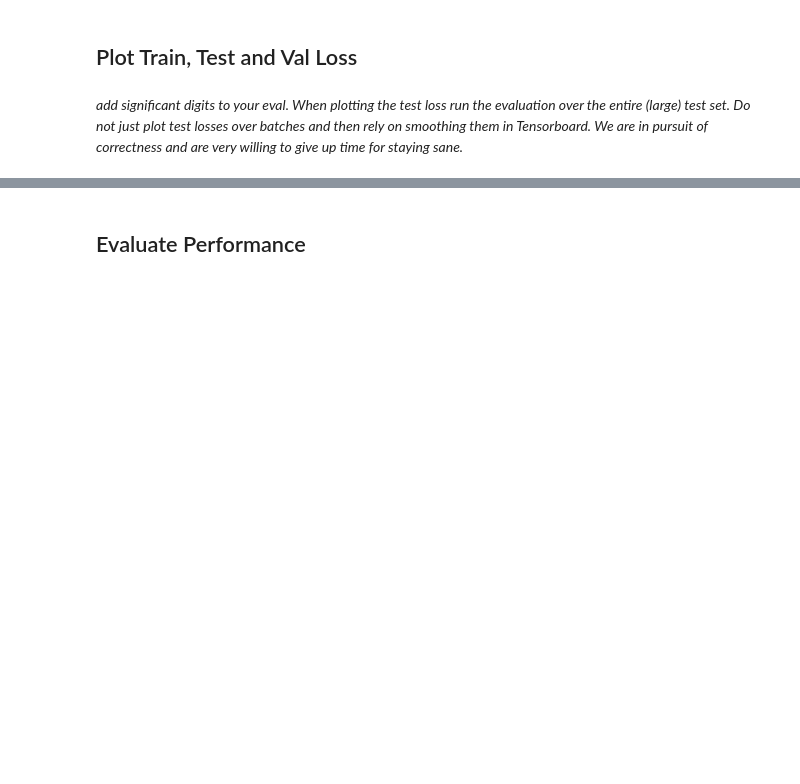
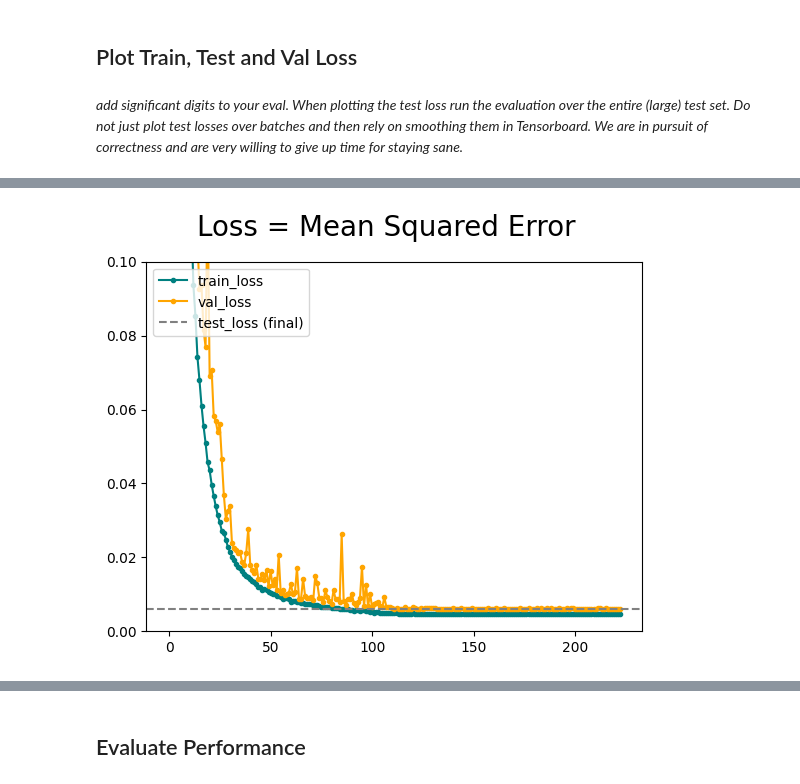
Before and after one commit to JannesGitHub/SDAS-Prediction-CV, a Jupyter notebook: notebooks_CNN/CNN_SDAS_Prediction_Pipeline.ipynb, the cells around one changed output, grey strips where cells are left out. Drawn from its saved outputs; the diff is of its cells as text; code cells hidden in the pictures; blank space fills up the shorter version.

```diff
--- a/notebooks_CNN/CNN_SDAS_Prediction_Pipeline.ipynb
+++ b/notebooks_CNN/CNN_SDAS_Prediction_Pipeline.ipynb
@@ -189,7 +189,7 @@ model.add(Dense(1, activation='linear'))  # Standard Initializer (GlorotUniform)
 # %% [markdown]
 *The Adam optimizer was used, using a learning rate of 0.0005.*
 # %%
-learning_rate = 0.0005
+learning_rate = 0.000005 #extremely important to find good value!
 optimizer = tf.keras.optimizers.Adam(learning_rate=learning_rate)
 
 # Modell kompilieren
@@ -499,13 +514,13 @@ Initial Loss: 0.162705197930336
 # CALLBACKS (optional)
 
 # EarlyStopping callback, stops training when validation loss does not improve
-early_stopping = EarlyStopping(monitor='val_loss', patience=50, restore_best_weights=True)
+early_stopping = EarlyStopping(monitor='val_loss', patience=100, restore_best_weights=True)
 
 # ModelCheckpoint callback, saves the best model based on validation loss
 # checkpoint = ModelCheckpoint('best_model.h5', monitor='val_loss', save_best_only=True, mode='min', verbose=1)
 
 def scheduler(epoch, lr): # Exponential Decay
-    decay_rate = 0.95     # reduced 5% every decay_epochs...
+    decay_rate = 0.90     # reduced 10% every decay_epochs...
     decay_epoch = 100
     return lr * decay_rate**(epoch // decay_epoch)
 
@@ -513,16 +528,14 @@ lr_scheduler = LearningRateScheduler(scheduler)
 
 # HYPERPARAMETER
 
-batch_size = 32   # the original paper used a batch size of 32
-epochs = 100       # the original paper used 30 epochs
+batch_size = 32    # the original paper used a batch size of 32
+epochs = 1000       # the original paper used 30 epochs
 shuffle = True
 
 hist = model.fit(
-    x=X_train,
-    y=Y_train,
+    datagen.flow(X_train, Y_train, batch_size=batch_size),  # Use the generator here
     epochs=epochs,
     validation_data=(X_val, Y_val),
-    batch_size=batch_size,
     shuffle=shuffle,
     verbose=0,  # muss 0 sein für tqdm
     callbacks=[TqdmCallback(verbose=1), early_stopping, lr_scheduler]
@@ -543,13 +562,15 @@ print(hist.history)
 # %%
 # Mean Squared Errors (Loss)
 fig = plt.figure()
-plt.plot(hist.history['loss'], color='teal', label='train_loss')
-plt.plot(hist.history['val_loss'], color='orange', label='val_loss')
+plt.plot(hist.history['loss'], color='teal', label='train_loss', marker='.')
+plt.plot(hist.history['val_loss'], color='orange', label='val_loss', marker='.')
 plt.axhline(y=test_loss[0], color='gray', linestyle='--', label='test_loss (final)')
-plt.ylim(0, 0.1)
+plt.ylim(0, 0.1) # try commenting this...
 fig.suptitle('Loss = Mean Squared Error', fontsize=20)
 plt.legend(loc="upper left")
 plt.show()
+# %% [output]
+[figure, added]
 # %%
 # # Root Mean Squared Errors (Metric)
 fig = plt.figure()
```
Also changed, not shown: parts of 43 cells of this notebook, 5 other files.
